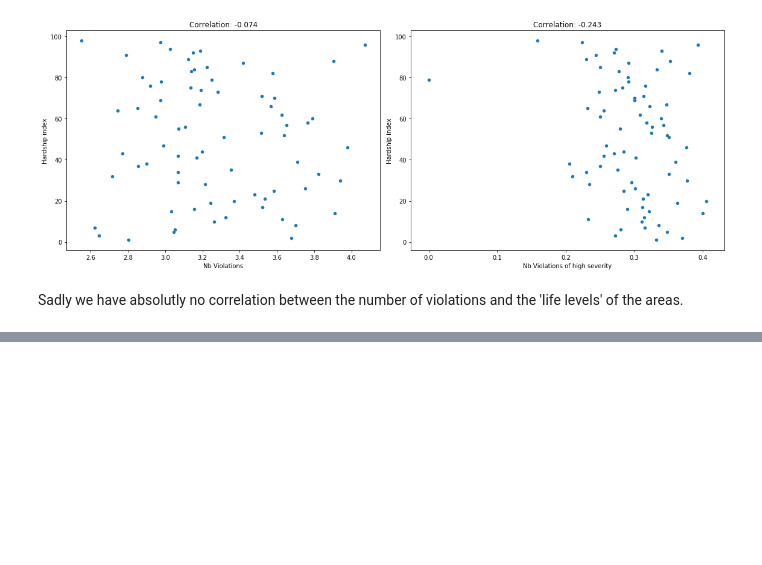
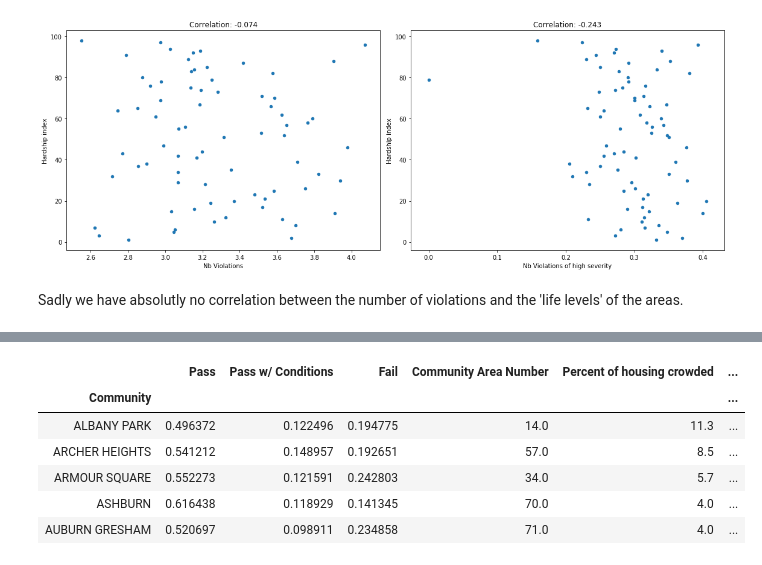
Before and after one commit to VodopaDev/CS401-Chicago-Crime-Analysis, a Jupyter notebook: areas.ipynb, the cells around one changed output, grey strips where cells are left out. Cells and saved outputs as stored; diff of their text form; code cells hidden in the pictures; blank space fills up the shorter version.

```diff
--- a/areas.ipynb
+++ b/areas.ipynb
@@ -71,0 +100,11 @@ Sadly we have absolutly no correlation between the number of violations and the
+# %%
+df_joined_results = results_by_community.join(community_areas)
+df_joined_results.head()
+# %% [output]
+|  | Pass | Pass w/ Conditions | Fail | Community Area Number | Percent of housing crowded | ... |
+| Community |  |  |  |  |  | ... |
+| ALBANY PARK | 0.496372 | 0.122496 | 0.194775 | 14.0 | 11.3 | ... |
+| ARCHER HEIGHTS | 0.541212 | 0.148957 | 0.192651 | 57.0 | 8.5 | ... |
+| ARMOUR SQUARE | 0.552273 | 0.121591 | 0.242803 | 34.0 | 5.7 | ... |
+| ASHBURN | 0.616438 | 0.118929 | 0.141345 | 70.0 | 4.0 | ... |
+| AUBURN GRESHAM | 0.520697 | 0.098911 | 0.234858 | 71.0 | 4.0 | ... |
```
Also changed, not shown: parts of 4 cells of this notebook.
